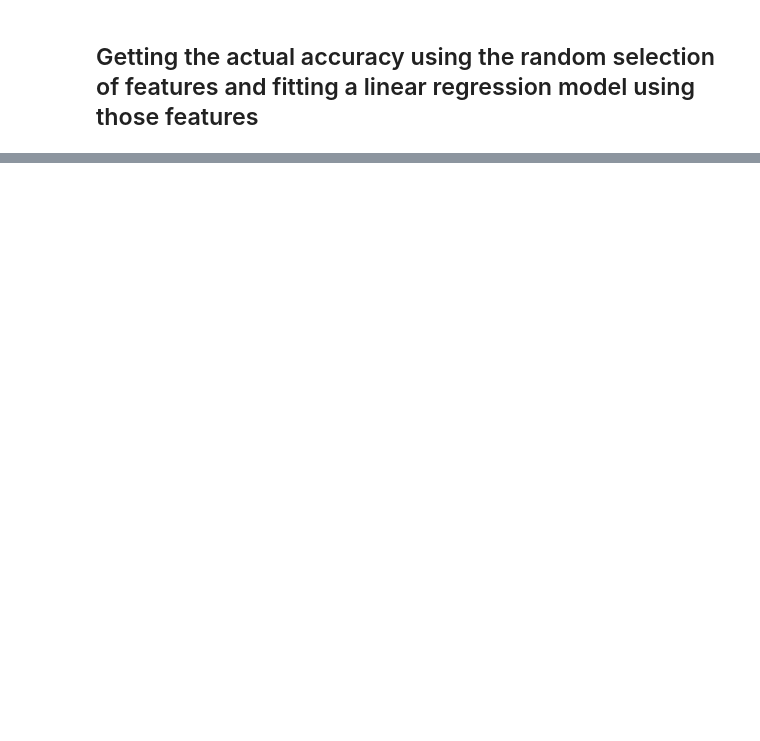
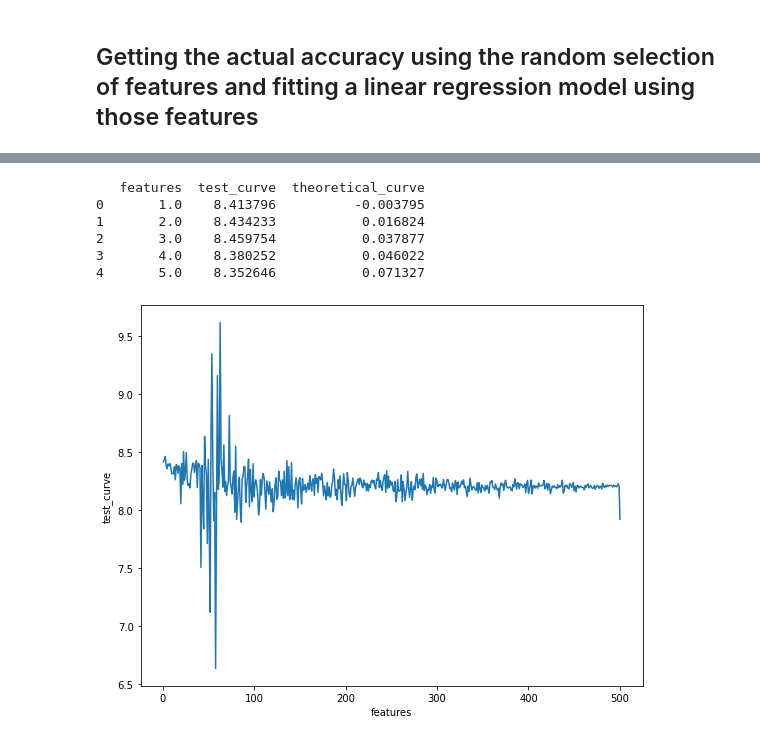
Before and after one commit to andoliv1/EC719Project, a Jupyter notebook: ExampleHsu.ipynb, the cells around one changed output, grey strips where cells are left out. Saved outputs shown, nothing was run; the diff lists cells and outputs as text; code cells hidden in the pictures; blank space fills up the shorter version.

```diff
--- a/ExampleHsu.ipynb
+++ b/ExampleHsu.ipynb
@@ -113,0 +162,34 @@ This is the test accuracy using 100 uniformly distributed 0.40358016150747505
+# %%
+risk_curve = list()
+
+list_of_indices = np.linspace(1,100,100)
+list_of_indices -=1
+list_of_indices = list_of_indices.astype(int)
+set_of_indices = set(list_of_indices)
+
+for i in range(x.shape[1]):
+    opp_list = list(set_of_indices - set(unif_lists[i]))
+
+    beta_tc_norm = np.sum((beta[opp_list]**2))
+    beta_t_norm = np.sum(beta[list(unif_lists[i])]**2)
+
+#     print(beta_tc_norm)
+#     print(beta_t_norm)
+
+    if(i <= x.shape[0] - 2):
+        risk_curve.append((beta_tc_norm + 1/25)*(1 + (i/(x.shape[0] -i -1))))
+
+    elif( i <=  x.shape[0]+1 and i >=  x.shape[0]-1):
+        risk_curve.append(5000)
+
+    else:
+        print(i)
+        print(x.shape[0])
+        first_el = (beta_t_norm)*(1 - (x.shape[0]/i))
+        second_el = (beta_tc_norm + 1/25)*(1 + (x.shape[0]/(i - x.shape[0] -1)))
+#         print("first el " + str(first_el))
+#         print("second el "  + str(second_el))
+        risk_curve.append(first_el + second_el)
+
+
+print(risk_curve)
@@ -113,0 +214,19 @@ This is the test accuracy using 100 uniformly distributed 0.40358016150747505
+# %%
+df = pd.DataFrame(data = np.transpose(np.array([np.linspace(1,x.shape[1],x.shape[1]), np.log(test_accuracy),np.log(risk_curve)])),
+                 columns = ["features","test_curve","theoretical_curve"])
+
+print(df.head())
+plt.figure(figsize = (9,7))
+# sns.lineplot(x = np.linspace(1,x.shape[1],x.shape[1]), y = np.log(test_accuracy))
+# sns.lineplot(x = np.linspace(1,x.shape[1],x.shape[1]), y = np.log(risk_curve))
+sns.lineplot(data = df, x= "features", y = "test_curve")
+# sns.lineplot(data = df, x= "features", y = "theoretical_curve")
+plt.show()
+# %% [output]
+   features  test_curve  theoretical_curve
+0       1.0    8.413796          -0.003795
+1       2.0    8.434233           0.016824
+2       3.0    8.459754           0.037877
+3       4.0    8.380252           0.046022
+4       5.0    8.352646           0.071327
+[figure, added]
```
Also changed, not shown: parts of 10 cells of this notebook, 2 other files.
